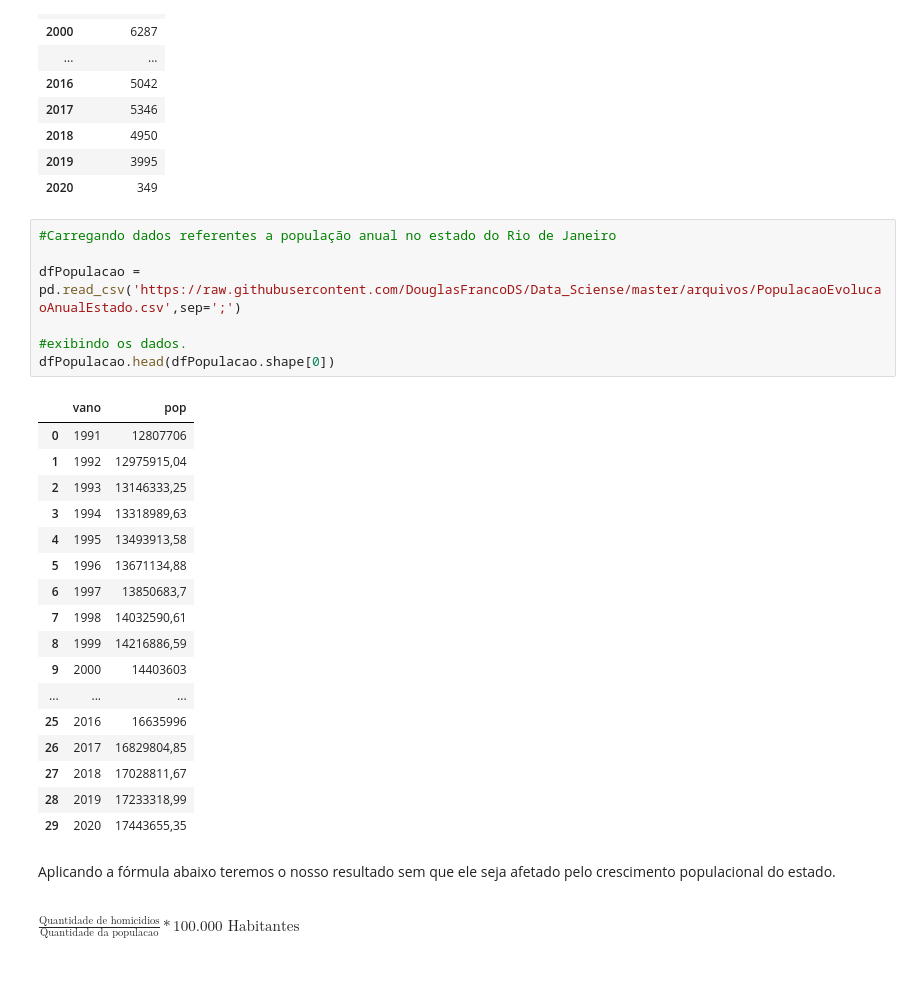
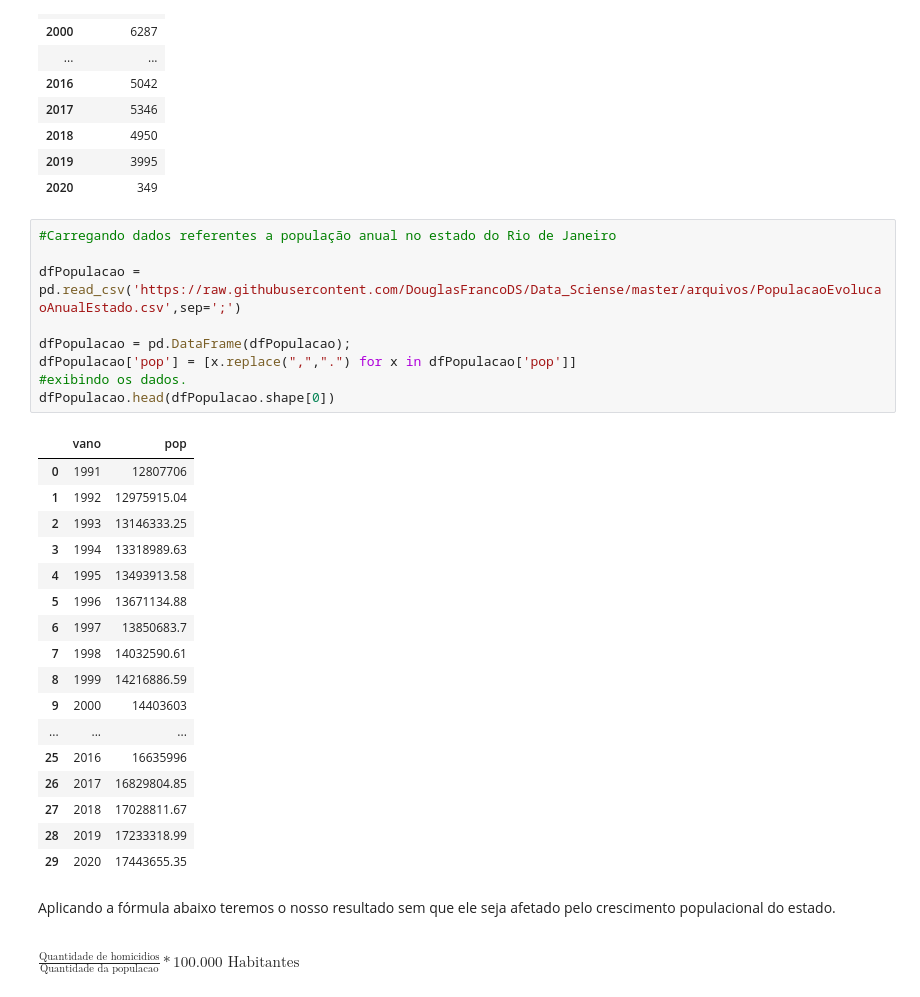
Before and after one commit to DouglasFrancoDS/Data_Sciense, a Jupyter notebook: PROJETO_Analisando_a_Violência_no_Rio_de_Janeirob.ipynb, the cells around one changed output. Drawn from its saved outputs; the diff is of its cells as text.

```diff
--- a/PROJETO_Analisando_a_Violência_no_Rio_de_Janeirob.ipynb
+++ b/PROJETO_Analisando_a_Violência_no_Rio_de_Janeirob.ipynb
@@ -265,28 +265,30 @@ homicidios.head(homicidios.shape[0])
 # %%
 #Carregando dados referentes a população anual no estado do Rio de Janeiro
 
 dfPopulacao = pd.read_csv('https://raw.githubusercontent.com/DouglasFrancoDS/Data_Sciense/master/arquivos/PopulacaoEvolucaoAnualEstado.csv',sep=';')
 
+dfPopulacao = pd.DataFrame(dfPopulacao);
+dfPopulacao['pop'] = [x.replace(",",".") for x in dfPopulacao['pop']]
 #exibindo os dados.
 dfPopulacao.head(dfPopulacao.shape[0])
 # %% [output]
 |  | vano | pop |
 | 0 | 1991 | 12807706 |
-| 1 | 1992 | 12975915,04 |
-| 2 | 1993 | 13146333,25 |
-| 3 | 1994 | 13318989,63 |
-| 4 | 1995 | 13493913,58 |
-| 5 | 1996 | 13671134,88 |
-| 6 | 1997 | 13850683,7 |
-| 7 | 1998 | 14032590,61 |
-| 8 | 1999 | 14216886,59 |
+| 1 | 1992 | 12975915.04 |
+| 2 | 1993 | 13146333.25 |
+| 3 | 1994 | 13318989.63 |
+| 4 | 1995 | 13493913.58 |
+| 5 | 1996 | 13671134.88 |
+| 6 | 1997 | 13850683.7 |
+| 7 | 1998 | 14032590.61 |
+| 8 | 1999 | 14216886.59 |
 | 9 | 2000 | 14403603 |
 | ... | ... | ... |
 | 25 | 2016 | 16635996 |
-| 26 | 2017 | 16829804,85 |
-| 27 | 2018 | 17028811,67 |
-| 28 | 2019 | 17233318,99 |
-| 29 | 2020 | 17443655,35 |
+| 26 | 2017 | 16829804.85 |
+| 27 | 2018 | 17028811.67 |
+| 28 | 2019 | 17233318.99 |
+| 29 | 2020 | 17443655.35 |
 # %% [markdown]
 Aplicando a fórmula abaixo teremos o nosso resultado sem que ele seja afetado pelo crescimento populacional do estado.
 
```
Also changed, not shown: parts of 1 cell of this notebook.
